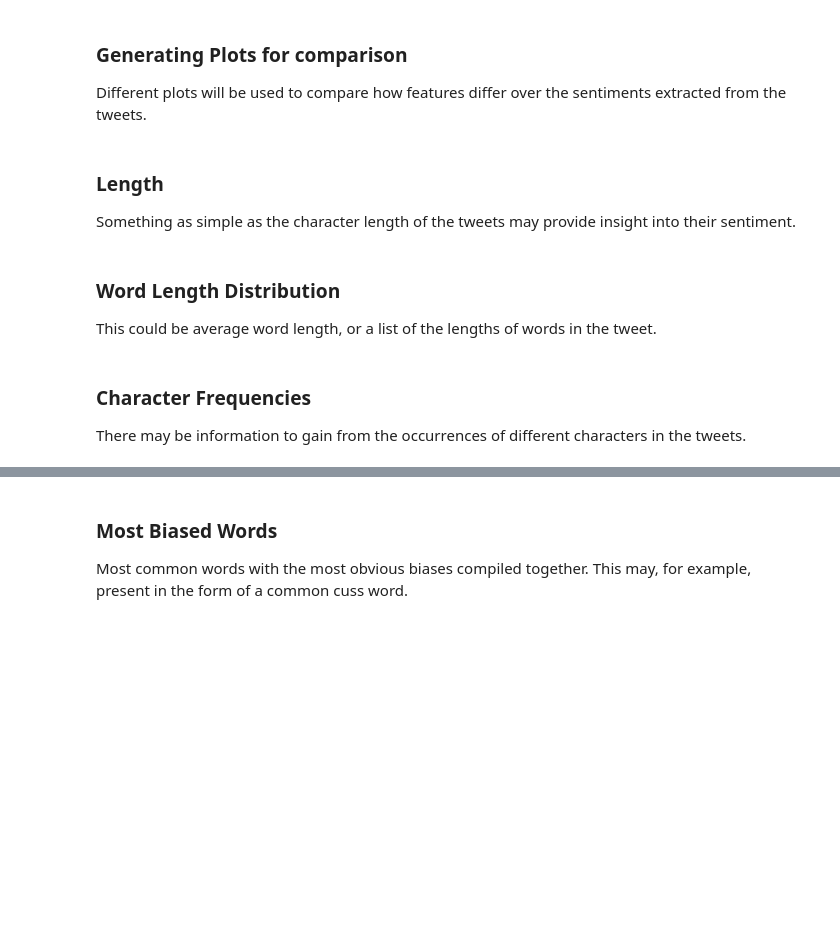
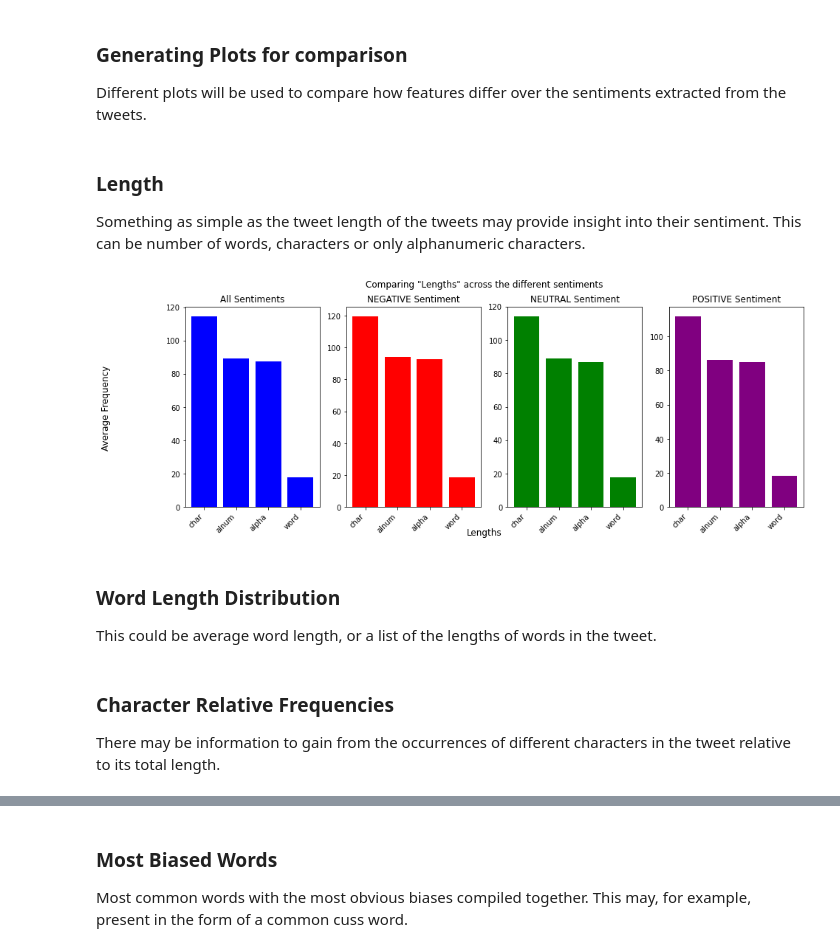
Before and after one commit to DigitalData/unimelb.comp30027.ml-assignment-2, a Jupyter notebook: code/feature-analysis.ipynb, the cells around one changed output, grey strips where cells are left out. Saved outputs shown, nothing was run; the diff lists cells and outputs as text; code cells hidden in the pictures; blank space fills up the shorter version.

```diff
--- a/code/feature-analysis.ipynb
+++ b/code/feature-analysis.ipynb
@@ -19,6 +19,20 @@ import pronouncing as pnc
 
 train_data = pd.read_csv("../datasets/Train.csv", sep=',')
 test_data = pd.read_csv("../datasets/Test.csv", sep=',')
+
+# Create the output dataframe
+train_output = train_data.copy()
+test_output = test_data.copy()
+
+# Generating default dictionaries with zero-arrays
+def zero_default_dict(tweets):
+    def zero_arr(): return np.zeros((len(tweets)))
+    return defaultdict(zero_arr)
+
+# add the arrays in a dictionary to a dataframe
+def append_dict(tweet_frame, tweet_dict):
+    return pd.concat([tweet_frame, pd.DataFrame(tweet_dict)],
+        axis=1) #, ignore_index=True)
 # %% [markdown]
 ### Extracting the individual words
 # %%
@@ -184,4 +214,5 @@ def compare_bar_graphs(dict_data, label = "", separate = False):
 # %% [markdown]
 ### Length
 
-Something as simple as the character length of the tweets may provide insight into their sentiment.
+Something as simple as the tweet length of the tweets may provide insight into their sentiment.
+This can be number of words, characters or only alphanumeric characters.
@@ -190,3 +219,32 @@ Something as simple as the character length of the tweets may provide insight in
+# %%
+# Create the dictionary of different length metrics
+def generate_lengths_dict(tweet_frame):
+    PREFIX = 'len.'
+    # extract tweets and words
+    tweets, word_lists = tweets_word_lists(tweet_frame)
+
+    # create a default dict
+    dict_character_counts = zero_default_dict(tweets)
+
+    for idx, (tweet, words) in enumerate(zip(tweets, word_lists)):
+        dict_character_counts[PREFIX + 'word'][idx] = len(words)
+        dict_character_counts[PREFIX + 'char'][idx] = len(tweet)
+        tweet_alphanum = re.sub(r"[\W_]", "", tweet)
+        dict_character_counts[PREFIX + 'alnum'][idx] = len(tweet_alphanum)
+        tweet_alpha = re.sub(r"\d", "", tweet_alphanum)
+        dict_character_counts[PREFIX + 'alpha'][idx] = len(tweet_alpha)
+    return dict_character_counts
+
+# generate training and testing length dicts
+train_lengths_dict = generate_lengths_dict(train_output)
+train_output = append_dict(train_output, train_lengths_dict)
+test_lengths_dict = generate_lengths_dict(test_output)
+test_output = append_dict(test_output, test_lengths_dict)
+
+# visually compare the lengths over the sentiments
+compare_bar_graphs(train_lengths_dict, train_sentiments, label = "Lengths")
+# %% [output]
+[figure, added]
 # %% [markdown]
 ### Word Length Distribution
 
@@ -194,6 +252,6 @@ This could be average word length, or a list of the lengths of words in the twee
 # %%
 # TODO: this
 # %% [markdown]
-### Character Frequencies
+### Character Relative Frequencies
 
-There may be information to gain from the occurrences of different characters in the tweets.
+There may be information to gain from the occurrences of different characters in the tweet relative to its total length.
```
Also changed, not shown: parts of 15 cells of this notebook.
